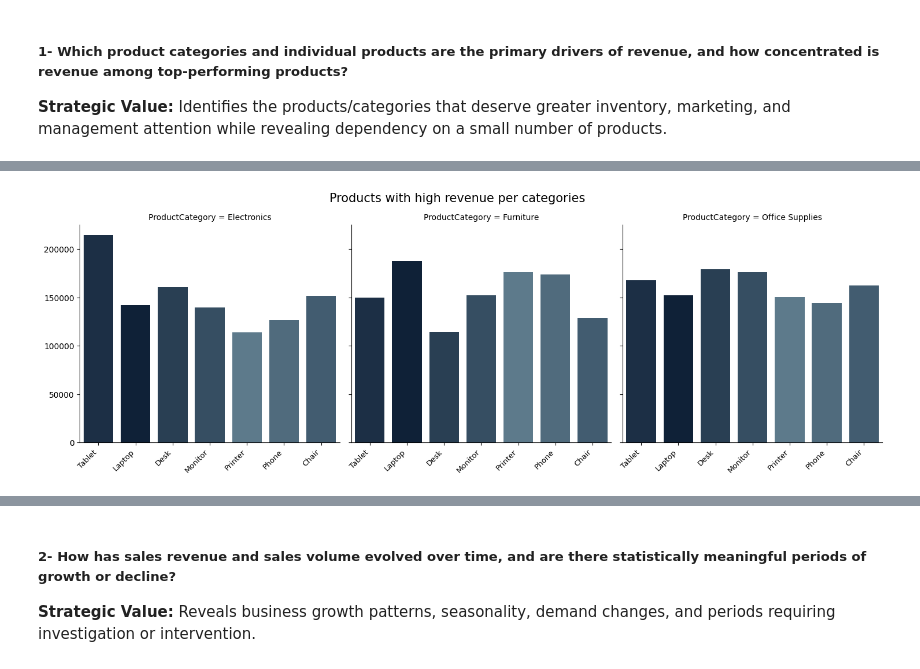
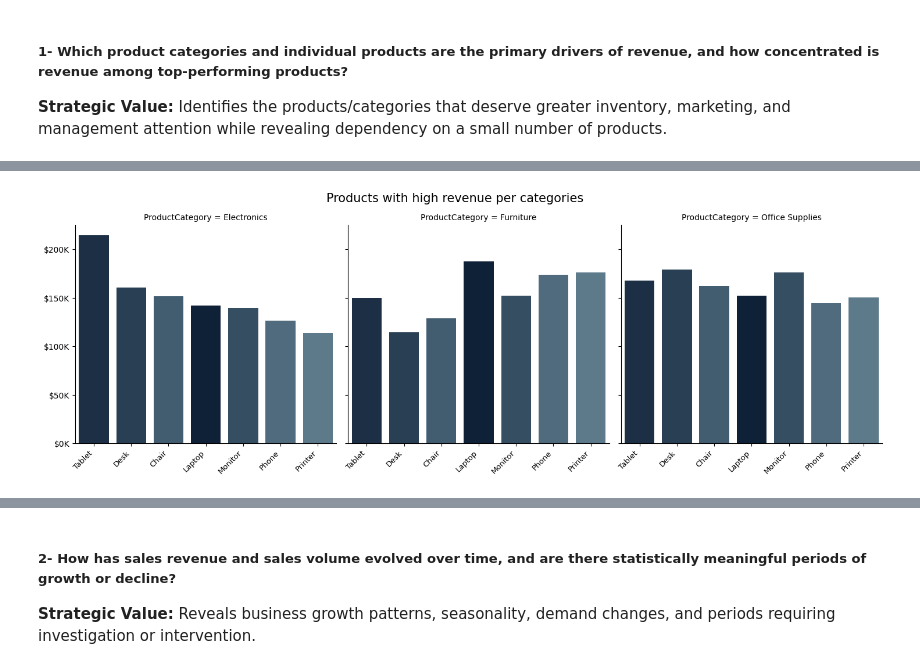
Before and after one commit to MMosayebi/Work-samples, a Jupyter notebook: Customer-Purchase-History/Customer-Purchase-History.ipynb, the cells around one changed output, grey strips where cells are left out. Saved outputs shown, nothing was run; the diff lists cells and outputs as text; code cells hidden in the pictures.

```diff
--- a/Customer-Purchase-History/Customer-Purchase-History.ipynb
+++ b/Customer-Purchase-History/Customer-Purchase-History.ipynb
@@ -76,28 +91,33 @@ Name: count, dtype: int64
 # %%
 product = df.groupby(["ProductCategory","Product"], as_index=False)["TotalPrice"].sum()
-product = product.sort_values(by="TotalPrice", ascending=False).reset_index(drop=True)
-
-
-
+product = product.sort_values(by=["ProductCategory","TotalPrice"], ascending=[True,False]).reset_index(drop=True)
 
 colors = {
     "Laptop" : "#08203E",
     "Tablet" : "#152F4C",
     "Desk" : "#223F5A",
     "Monitor" : "#2F4E69",
     "Chair" : "#3B5D77",
     "Phone" : "#486D85",
     "Printer" : "#557C93"
 }
 ax = sns.catplot(data=product, kind="bar", x="Product",
                  y="TotalPrice", col="ProductCategory",
                  palette=colors)
+
+for axis in ax.axes.flat:
+    axis.yaxis.set_major_formatter(
+        FuncFormatter(lambda x, pos: f'${x/1000:.0f}K')
+    )
+
 ax.set_xlabels("")
 ax.set_ylabels("")
 ax.set_xticklabels(fontsize=9.5, rotation=45, horizontalalignment='right')
 ax.fig.subplots_adjust(top=0.87)
 ax.fig.suptitle('Products with high revenue per categories', fontsize=15)
 
+plt.savefig('plots/Sales Performance & Revenue/Question 01/Products with high revenue per categories.png')
+
 plt.show()
 # %% [output]
-[figure, old version]
+[figure, new version]
```
Also changed, not shown: parts of 5 cells of this notebook, 3 other files.
